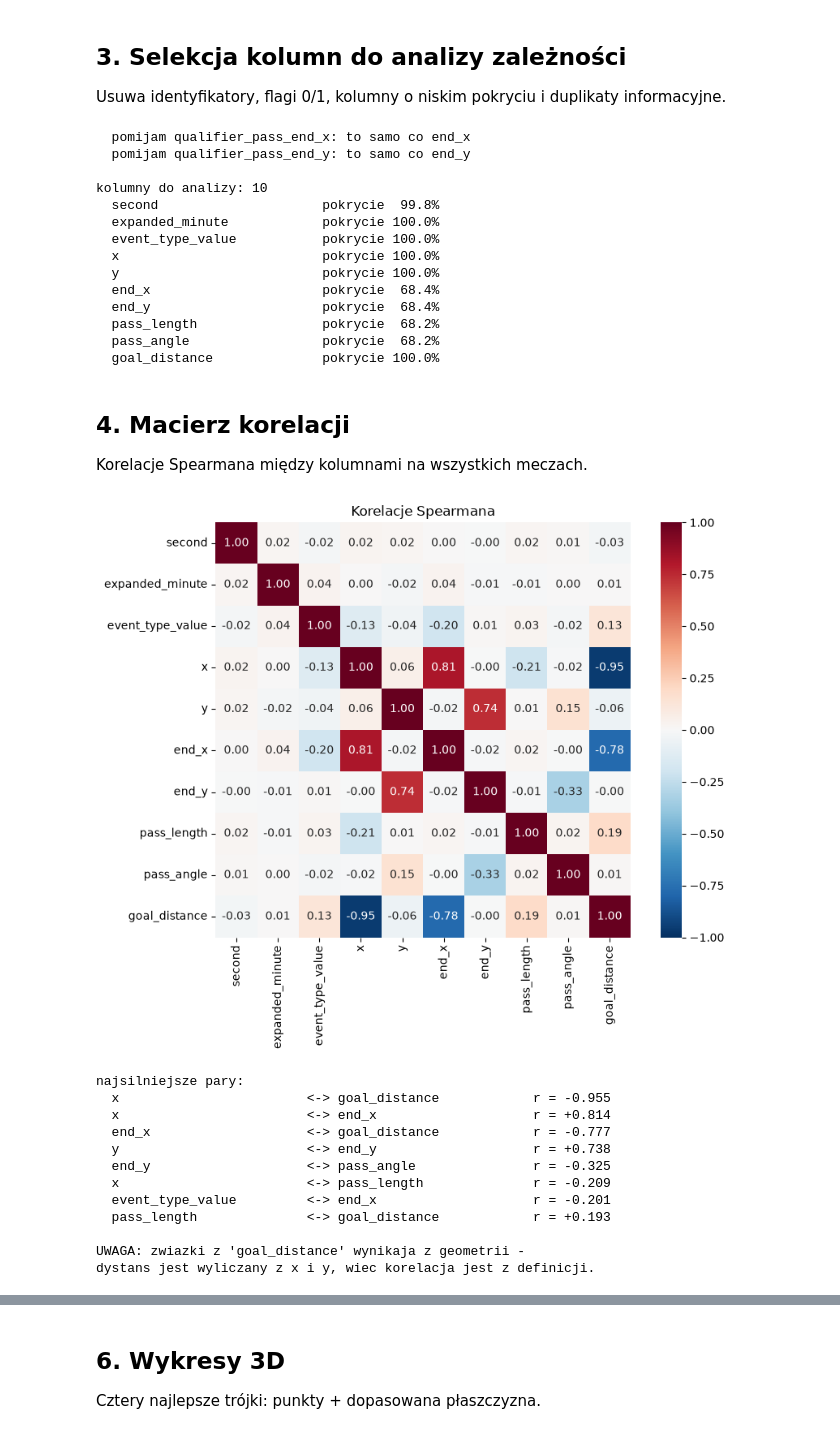
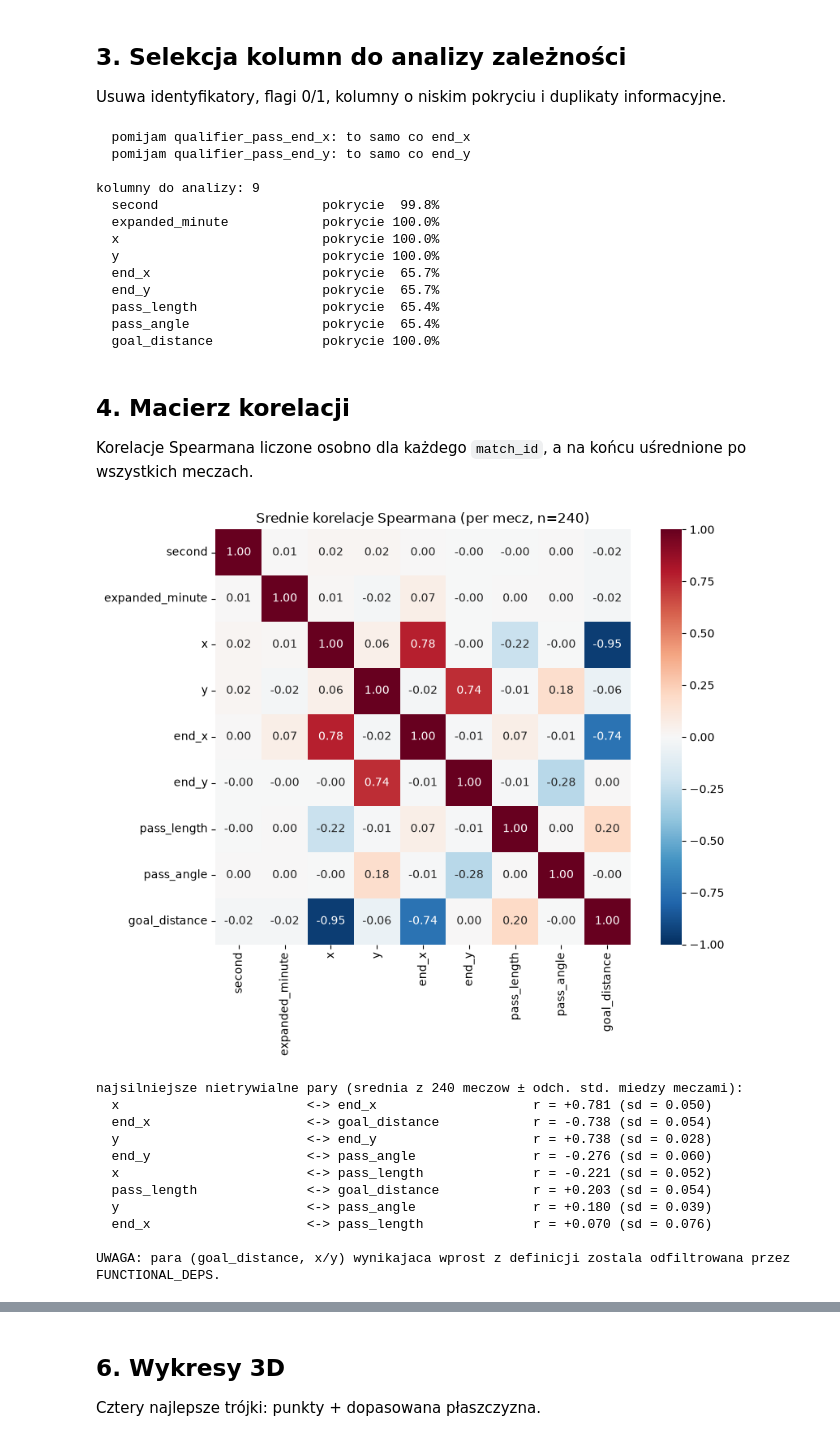
Before and after one commit to XeroChan/football-match-analytics, a Jupyter notebook: notebooks/02_eda.ipynb, the cells around one changed output, grey strips where cells are left out. Drawn from its saved outputs; the diff is of its cells as text; code cells hidden in the pictures.

```diff
--- a/notebooks/02_eda.ipynb
+++ b/notebooks/02_eda.ipynb
@@ -167,10 +295,20 @@ EXCLUDED_COLS = [
     "match_id", "event_index", "id", "event_id",
     "team_id", "player_id", "related_event_id",
     "opposite_related_event_id", "next_team_id", "next_player_id",
-    "receiver_id", "minute", "shirt_no", "period_value",
+    "receiver_id", "minute", "shirt_no", "period_value", "event_type_value",
     "event_field", "minute_info_minute", "minute_info_expanded_minute",
     "minute_info_period", "minute_info_extra_time",
 ]
+
+# Zaleznosci wynikajace wprost z definicji kolumn pochodnych (np. goal_distance = hypot(100-x, 50-y))
+FUNCTIONAL_DEPS = {
+    "goal_distance": {"x", "y"},
+}
+
+
+def is_trivial_group(cols):
+    cols = set(cols)
+    return any(target in cols and bool(cols & inputs) for target, inputs in FUNCTIONAL_DEPS.items())
 
 MIN_COVERAGE = 0.5
 
@@ -184,11 +322,17 @@ for col in events_all.select_dtypes("number").columns:
         continue
     selected_cols.append(col)
 
-# usun kolumny niosace te sama informacje (|r| > 0.99)
+# usun kolumny niosace te sama informacje (srednie |r| per mecz > 0.99)
+mean_pearson = (
+    events_all.groupby("match_id")[selected_cols]
+    .corr(method="pearson")
+    .groupby(level=1)
+    .mean()
+)
 unique_cols = []
 for col in selected_cols:
     for kept in unique_cols:
-        if abs(events_all[col].corr(events_all[kept])) > 0.99:
+        if abs(mean_pearson.loc[col, kept]) > 0.99:
             print(f"  pomijam {col}: to samo co {kept}")
             break
     else:
@@ -205,57 +349,58 @@ for col in selected_cols:
   pomijam qualifier_pass_end_x: to samo co end_x
   pomijam qualifier_pass_end_y: to samo co end_y
 
-kolumny do analizy: 10
+kolumny do analizy: 9
   second                     pokrycie  99.8%
   expanded_minute            pokrycie 100.0%
-  event_type_value           pokrycie 100.0%
   x                          pokrycie 100.0%
   y                          pokrycie 100.0%
-  end_x                      pokrycie  68.4%
-  end_y                      pokrycie  68.4%
-  pass_length                pokrycie  68.2%
-  pass_angle                 pokrycie  68.2%
+  end_x                      pokrycie  65.7%
+  end_y                      pokrycie  65.7%
+  pass_length                pokrycie  65.4%
+  pass_angle                 pokrycie  65.4%
   goal_distance              pokrycie 100.0%
 # %% [markdown]
 ## 4. Macierz korelacji
 
-Korelacje Spearmana między kolumnami na wszystkich meczach.
+Korelacje Spearmana liczone osobno dla każdego `match_id`, a na końcu uśrednione po wszystkich meczach.
 # %%
-# Macierz korelacji Spearmana miedzy wybranymi kolumnami (wszystkie mecze)
-corr_matrix = events_all[selected_cols].corr(method="spearman")
+# Macierz korelacji Spearmana liczona dla kazdego meczu osobno, nastepnie usredniona po match_id
+per_match_corr = events_all.groupby("match_id")[selected_cols].corr(method="spearman")
+corr_matrix = per_match_corr.groupby(level=1).mean().reindex(index=selected_cols, columns=selected_cols)
+corr_std = per_match_corr.groupby(level=1).std().reindex(index=selected_cols, columns=selected_cols)
 
 plt.figure(figsize=(9, 7))
 sns.heatmap(corr_matrix, annot=True, fmt=".2f", cmap="RdBu_r", vmin=-1, vmax=1, square=True)
-plt.title("Korelacje Spearmana")
+plt.title(f"Srednie korelacje Spearmana (per mecz, n={n_matches})")
 plt.tight_layout()
 plt.savefig(FIGURES / "korelacje.png", dpi=130)
 plt.show()
 
 pairs = []
 for a, b in itertools.combinations(selected_cols, 2):
-    pairs.append((a, b, corr_matrix.loc[a, b]))
+    if is_trivial_group((a, b)):
+        continue
+    pairs.append((a, b, corr_matrix.loc[a, b], corr_std.loc[a, b]))
 pairs.sort(key=lambda t: -abs(t[2]))
 
-print("najsilniejsze pary:")
-for a, b, r in pairs[:8]:
-    print(f"  {a:<24} <-> {b:<24} r = {r:+.3f}")
+print(f"najsilniejsze nietrywialne pary (srednia z {n_matches} meczow ± odch. std. miedzy meczami):")
+for a, b, r, sd in pairs[:8]:
+    print(f"  {a:<24} <-> {b:<24} r = {r:+.3f} (sd = {sd:.3f})")
 print()
-print("UWAGA: zwiazki z 'goal_distance' wynikaja z geometrii -")
-print("dystans jest wyliczany z x i y, wiec korelacja jest z definicji.")
+print("UWAGA: para (goal_distance, x/y) wynikajaca wprost z definicji zostala odfiltrowana przez FUNCTIONAL_DEPS.")
 # %% [output]
-[figure, old version]
+[figure, new version]
-najsilniejsze pary:
-  x                        <-> goal_distance            r = -0.955
-  x                        <-> end_x                    r = +0.814
-  end_x                    <-> goal_distance            r = -0.777
-  y                        <-> end_y                    r = +0.738
-  end_y                    <-> pass_angle               r = -0.325
-  x                        <-> pass_length              r = -0.209
-  event_type_value         <-> end_x                    r = -0.201
-  pass_length              <-> goal_distance            r = +0.193
+najsilniejsze nietrywialne pary (srednia z 240 meczow ± odch. std. miedzy meczami):
+  x                        <-> end_x                    r = +0.781 (sd = 0.050)
+  end_x                    <-> goal_distance            r = -0.738 (sd = 0.054)
+  y                        <-> end_y                    r = +0.738 (sd = 0.028)
+  end_y                    <-> pass_angle               r = -0.276 (sd = 0.060)
+  x                        <-> pass_length              r = -0.221 (sd = 0.052)
+  pass_length              <-> goal_distance            r = +0.203 (sd = 0.054)
+  y                        <-> pass_angle               r = +0.180 (sd = 0.039)
+  end_x                    <-> pass_length              r = +0.070 (sd = 0.076)
 
-UWAGA: zwiazki z 'goal_distance' wynikaja z geometrii -
-dystans jest wyliczany z x i y, wiec korelacja jest z definicji.
+UWAGA: para (goal_distance, x/y) wynikajaca wprost z definicji zostala odfiltrowana przez FUNCTIONAL_DEPS.
 # %% [markdown]
 ## 5. Ranking trójek (R² płaszczyzny)
 
```
Also changed, not shown: parts of 19 cells of this notebook.
